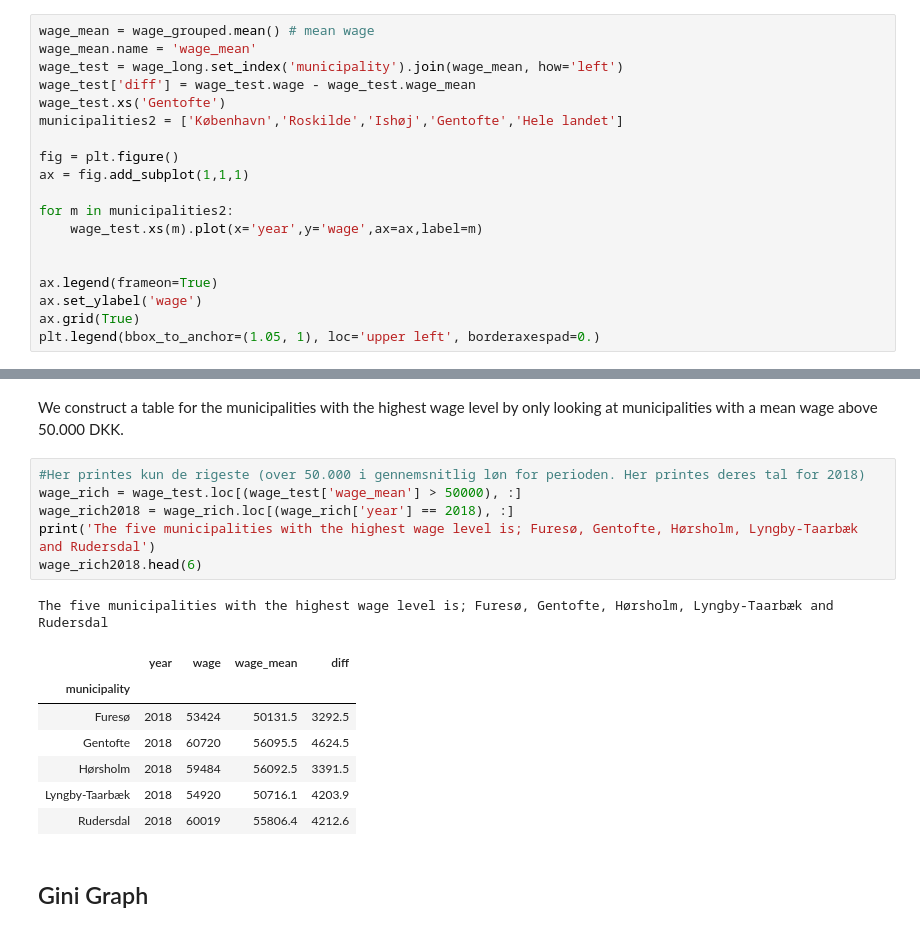
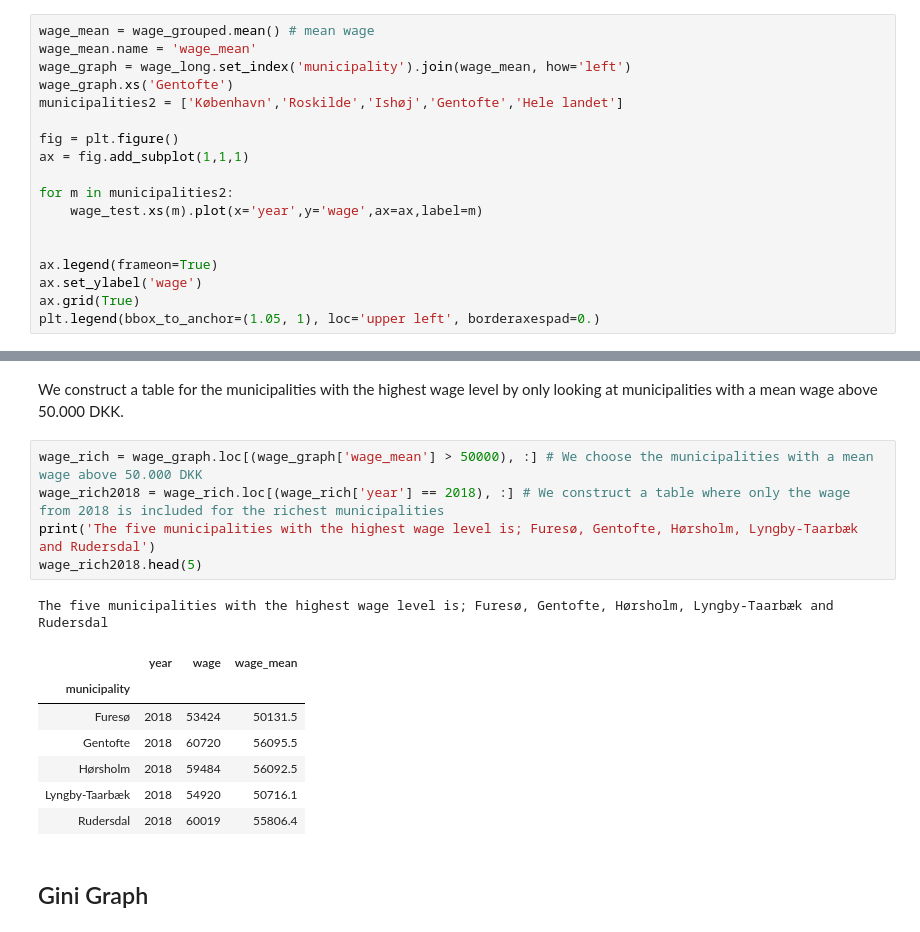
Before and after one commit to NumEconCopenhagen/projects-2020-tobiasharald, a Jupyter notebook: dataproject/dataproject.ipynb, the cells around one changed output, grey strips where cells are left out. Drawn from its saved outputs; the diff is of its cells as text.

```diff
--- a/dataproject/dataproject.ipynb
+++ b/dataproject/dataproject.ipynb
@@ -257,9 +259,8 @@ Name: wage, Length: 495, dtype: int64
 # %%
 wage_mean = wage_grouped.mean() # mean wage
 wage_mean.name = 'wage_mean'
-wage_test = wage_long.set_index('municipality').join(wage_mean, how='left')
-wage_test['diff'] = wage_test.wage - wage_test.wage_mean
-wage_test.xs('Gentofte')
+wage_graph = wage_long.set_index('municipality').join(wage_mean, how='left')
+wage_graph.xs('Gentofte')
 municipalities2 = ['København','Roskilde','Ishøj','Gentofte','Hele landet']
 
 fig = plt.figure()
@@ -358,20 +289,19 @@ wage_København = wage_long.loc[wage_long['municipality'] == 'København', :]
 # %% [markdown]
 We construct a table for the municipalities with the highest wage level by only looking at municipalities with a mean wage above 50.000 DKK.
 # %%
-#Her printes kun de rigeste (over 50.000 i gennemsnitlig løn for perioden. Her printes deres tal for 2018)
-wage_rich = wage_test.loc[(wage_test['wage_mean'] > 50000), :]
-wage_rich2018 = wage_rich.loc[(wage_rich['year'] == 2018), :]
+wage_rich = wage_graph.loc[(wage_graph['wage_mean'] > 50000), :] # We choose the municipalities with a mean wage above 50.000 DKK
+wage_rich2018 = wage_rich.loc[(wage_rich['year'] == 2018), :] # We construct a table where only the wage from 2018 is included for the richest municipalities
 print('The five municipalities with the highest wage level is; Furesø, Gentofte, Hørsholm, Lyngby-Taarbæk and Rudersdal')
-wage_rich2018.head(6)
+wage_rich2018.head(5)
 # %% [output]
 The five municipalities with the highest wage level is; Furesø, Gentofte, Hørsholm, Lyngby-Taarbæk and Rudersdal
-|  | year | wage | wage_mean | diff |
-| municipality |  |  |  |  |
-| Furesø | 2018 | 53424 | 50131.5 | 3292.5 |
-| Gentofte | 2018 | 60720 | 56095.5 | 4624.5 |
-| Hørsholm | 2018 | 59484 | 56092.5 | 3391.5 |
-| Lyngby-Taarbæk | 2018 | 54920 | 50716.1 | 4203.9 |
-| Rudersdal | 2018 | 60019 | 55806.4 | 4212.6 |
+|  | year | wage | wage_mean |
+| municipality |  |  |  |
+| Furesø | 2018 | 53424 | 50131.5 |
+| Gentofte | 2018 | 60720 | 56095.5 |
+| Hørsholm | 2018 | 59484 | 56092.5 |
+| Lyngby-Taarbæk | 2018 | 54920 | 50716.1 |
+| Rudersdal | 2018 | 60019 | 55806.4 |
 # %% [markdown]
 ## Gini Graph
 # %% [markdown]
```
Also changed, not shown: parts of 16 cells of this notebook.
